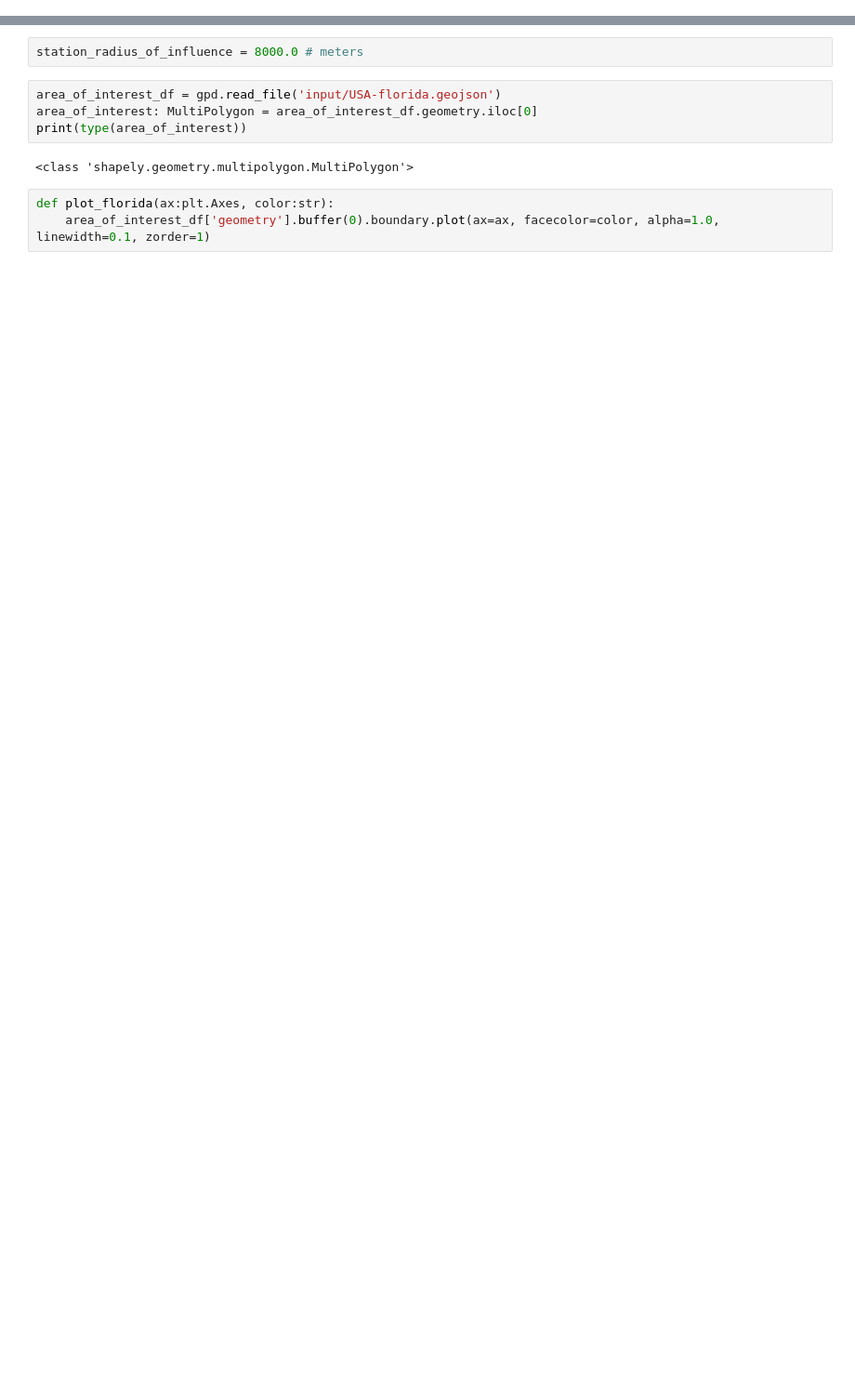
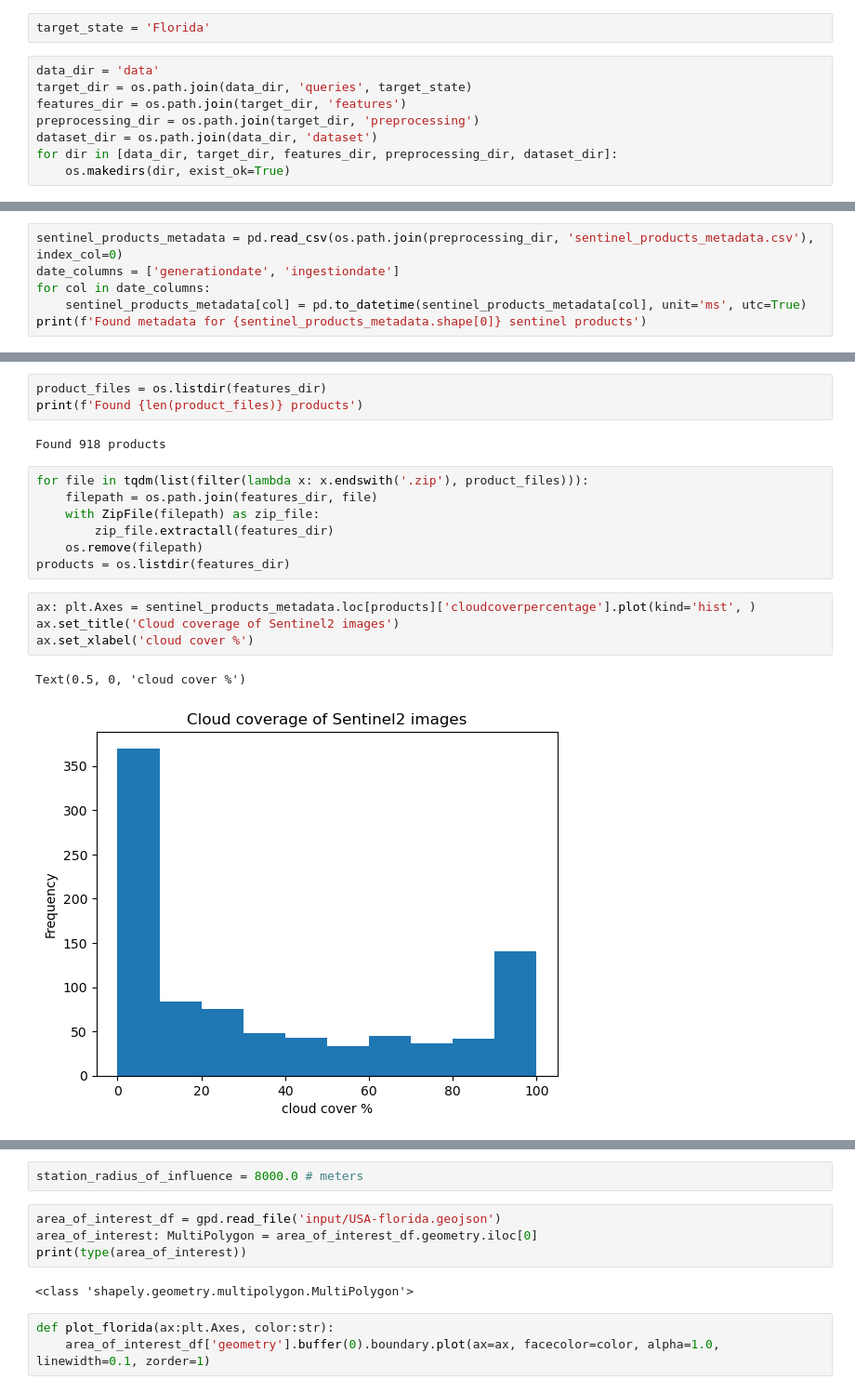
Before and after one commit to ErikWessel/MSCC-Notebooks, a Jupyter notebook: ml_data_preprocessing.ipynb, the cells around one changed output, grey strips where cells are left out. Shown: that part at 93% size. Drawn from its saved outputs; the diff is of its cells as text; blank space fills up the shorter version.

Commit message:
ML start with updated preprocessing and querying

```diff
--- a/ml_data_preprocessing.ipynb
+++ b/ml_data_preprocessing.ipynb
@@ -43,0 +25,10 @@ assert datetime_to.date() > datetime_from.date(), f'Dates must be strictly order
+# %%
+target_state = 'Florida'
+# %%
+data_dir = 'data'
+target_dir = os.path.join(data_dir, 'queries', target_state)
+features_dir = os.path.join(target_dir, 'features')
+preprocessing_dir = os.path.join(target_dir, 'preprocessing')
+dataset_dir = os.path.join(data_dir, 'dataset')
+for dir in [data_dir, target_dir, features_dir, preprocessing_dir, dataset_dir]:
+    os.makedirs(dir, exist_ok=True)
@@ -43,0 +37,6 @@ assert datetime_to.date() > datetime_from.date(), f'Dates must be strictly order
+# %%
+sentinel_products_metadata = pd.read_csv(os.path.join(preprocessing_dir, 'sentinel_products_metadata.csv'), index_col=0)
+date_columns = ['generationdate', 'ingestiondate']
+for col in date_columns:
+    sentinel_products_metadata[col] = pd.to_datetime(sentinel_products_metadata[col], unit='ms', utc=True)
+print(f'Found metadata for {sentinel_products_metadata.shape[0]} sentinel products')
@@ -43,0 +130,19 @@ assert datetime_to.date() > datetime_from.date(), f'Dates must be strictly order
+# %%
+product_files = os.listdir(features_dir)
+print(f'Found {len(product_files)} products')
+# %% [output]
+Found 918 products
+# %%
+for file in tqdm(list(filter(lambda x: x.endswith('.zip'), product_files))):
+    filepath = os.path.join(features_dir, file)
+    with ZipFile(filepath) as zip_file:
+        zip_file.extractall(features_dir)
+    os.remove(filepath)
+products = os.listdir(features_dir)
+# %%
+ax: plt.Axes = sentinel_products_metadata.loc[products]['cloudcoverpercentage'].plot(kind='hist', )
+ax.set_title('Cloud coverage of Sentinel2 images')
+ax.set_xlabel('cloud cover %')
+# %% [output]
+Text(0.5, 0, 'cloud cover %')
+[figure, added]
```
Also changed, not shown: parts of 133 cells of this notebook, 4 other files.
